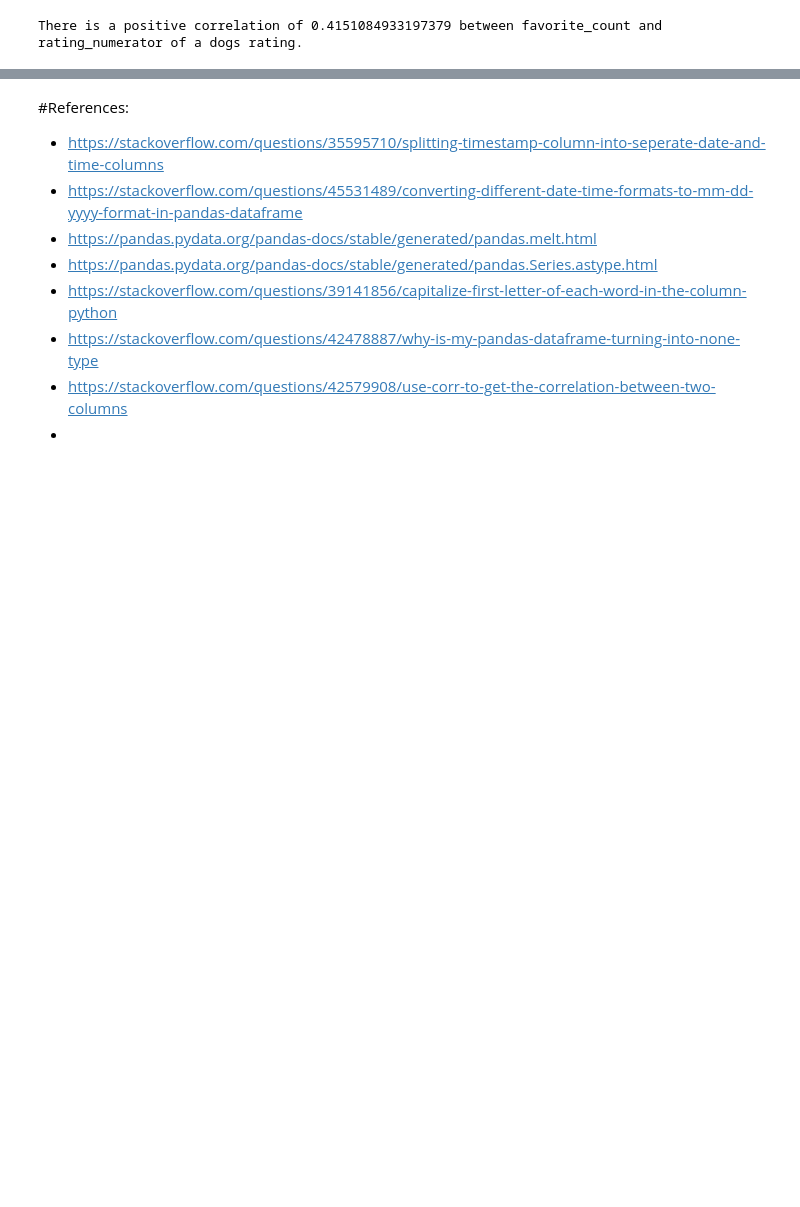
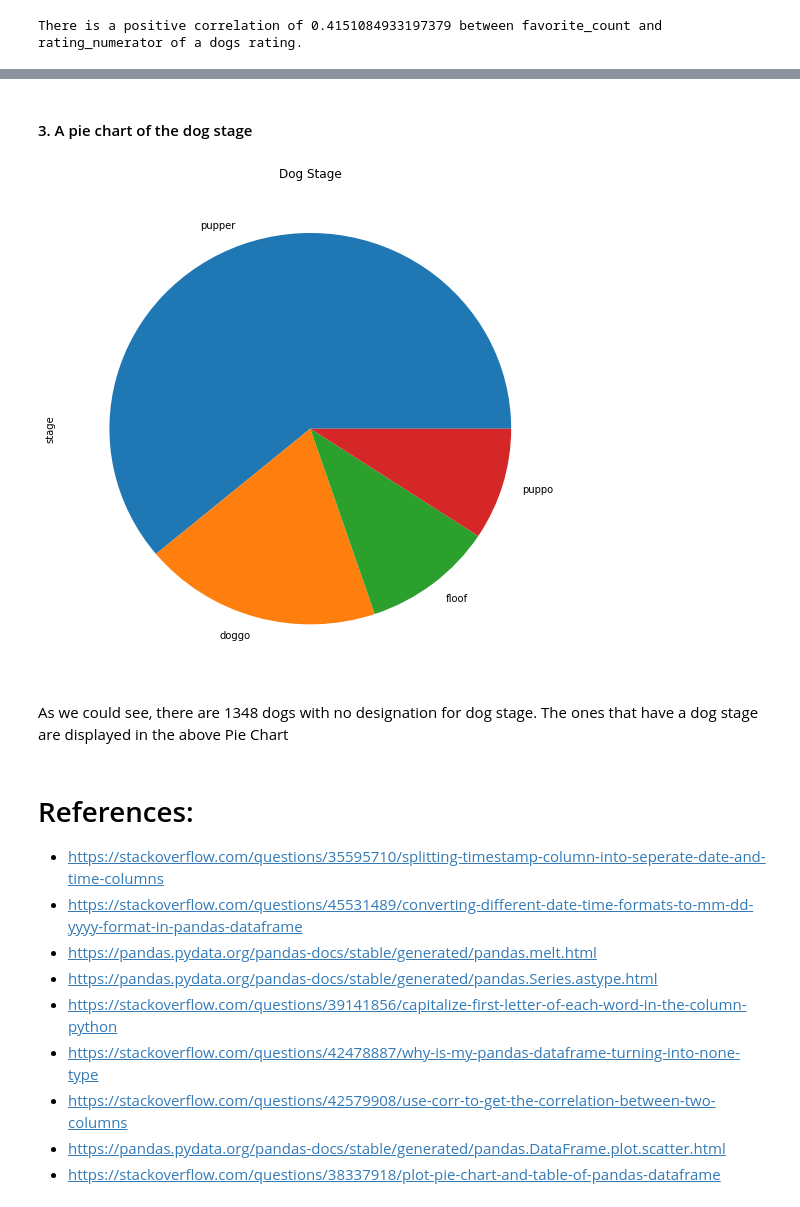
Before and after one commit to naseerfaheem/wrangle-and-analyze-weratedogs-project, a Jupyter notebook: wrangle_act.ipynb, the cells around one changed output, grey strips where cells are left out. Saved outputs shown, nothing was run; the diff lists cells and outputs as text; code cells hidden in the pictures; blank space fills up the shorter version.

```diff
--- a/wrangle_act.ipynb
+++ b/wrangle_act.ipynb
@@ -1455,5 +1489,15 @@ There is a positive correlation of 0.4151084933197379 between favorite_count and
+# %% [markdown]
+#### 3. A pie chart of the dog stage
+# %%
+twitter_master.stage.value_counts()[1:].plot(kind='pie',
+                                            figsize = (9,9))
+plt.title('Dog Stage');
+# %% [output]
+[figure, added]
+# %% [markdown]
+As we could see, there are 1348 dogs with no designation for dog stage. The ones that have a dog stage are displayed in the above Pie Chart
 # %% [markdown]
-#References:
+# References:
 - https://stackoverflow.com/questions/35595710/splitting-timestamp-column-into-seperate-date-and-time-columns
 - https://stackoverflow.com/questions/45531489/converting-different-date-time-formats-to-mm-dd-yyyy-format-in-pandas-dataframe
 - https://pandas.pydata.org/pandas-docs/stable/generated/pandas.melt.html
@@ -1461,4 +1505,5 @@ There is a positive correlation of 0.4151084933197379 between favorite_count and
 - https://stackoverflow.com/questions/39141856/capitalize-first-letter-of-each-word-in-the-column-python
 - https://stackoverflow.com/questions/42478887/why-is-my-pandas-dataframe-turning-into-none-type
 - https://stackoverflow.com/questions/42579908/use-corr-to-get-the-correlation-between-two-columns
--
+- https://pandas.pydata.org/pandas-docs/stable/generated/pandas.DataFrame.plot.scatter.html
+- https://stackoverflow.com/questions/38337918/plot-pie-chart-and-table-of-pandas-dataframe
```
Also changed, not shown: parts of 14 cells of this notebook.
